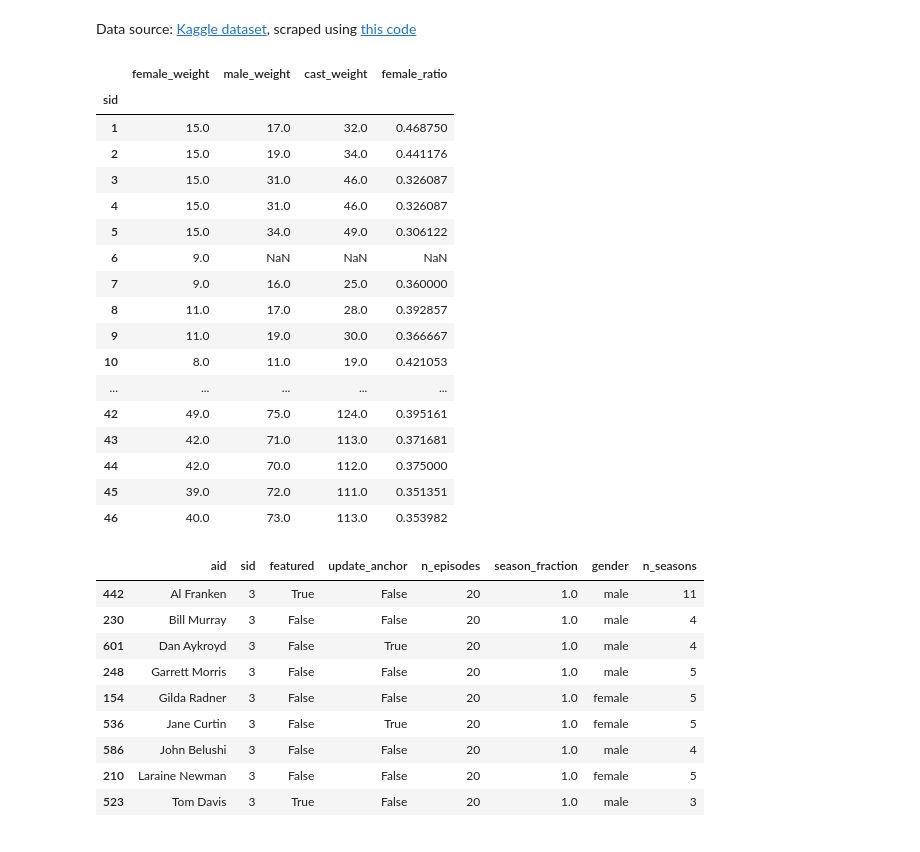
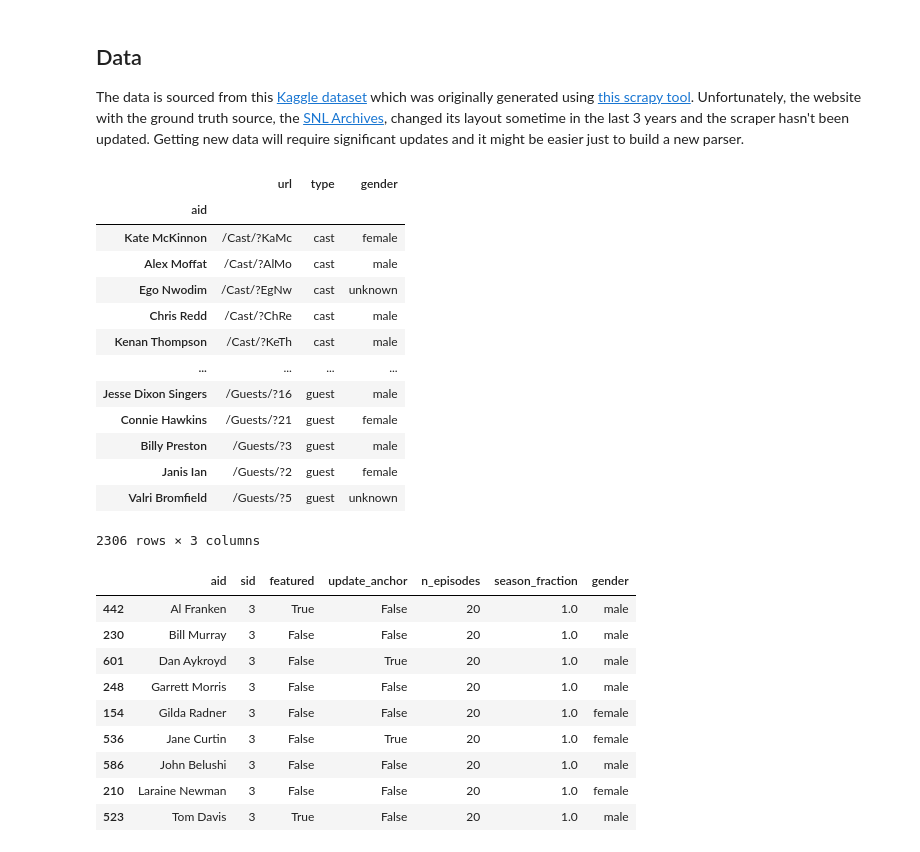
Before and after one commit to roshnik1/snl-analytics, a Jupyter notebook: explore.ipynb, the cells around one changed output. Saved outputs shown, nothing was run; the diff lists cells and outputs as text; code cells hidden in the pictures.

```diff
--- a/explore.ipynb
+++ b/explore.ipynb
@@ -11,9 +15,20 @@ import seaborn as sns
 # %%
 from typing import Tuple
 # %% [markdown]
-Data source: [Kaggle dataset](https://www.kaggle.com/datasets/hhllcks/snldb), scraped using [this code](https://github.com/hhllcks/snldb)
+## Data
+
+The data is sourced from this [Kaggle dataset](https://www.kaggle.com/datasets/hhllcks/snldb) which was originally generated using [this scrapy tool](https://github.com/hhllcks/snldb). Unfortunately, the website with the ground truth source, the [SNL Archives](http://www.snlarchives.net), changed its layout sometime in the last 3 years and the scraper hasn't been updated. Getting new data will require significant updates and it might be easier just to build a new parser.
 # %%
 class Data:
+    """
+    ## Data
+    This class handles loading the raw data and providing useful or convenient views. It makes
+    extensive use of the `@cached_property` decorator, which lazily evaluates the first time it
+    is run and then stores the value after.
+
+    Where relevant, the loaded tables are sorted and indexed.
+    """
+
     DATA_DIR = Path("data/")
 
     @cached_property
@@ -172,36 +187,32 @@ class Data:
         return df[df.sid == season]
 # %%
 data = Data()
-data.weighted_gender_counts
+data.actors
 # %% [output]
-|  | female_weight | male_weight | cast_weight | female_ratio |
-| sid |  |  |  |  |
-| 1 | 15.0 | 17.0 | 32.0 | 0.468750 |
-| 2 | 15.0 | 19.0 | 34.0 | 0.441176 |
-| 3 | 15.0 | 31.0 | 46.0 | 0.326087 |
-| 4 | 15.0 | 31.0 | 46.0 | 0.326087 |
-| 5 | 15.0 | 34.0 | 49.0 | 0.306122 |
-| 6 | 9.0 | NaN | NaN | NaN |
-| 7 | 9.0 | 16.0 | 25.0 | 0.360000 |
-| 8 | 11.0 | 17.0 | 28.0 | 0.392857 |
-| 9 | 11.0 | 19.0 | 30.0 | 0.366667 |
-| 10 | 8.0 | 11.0 | 19.0 | 0.421053 |
-| ... | ... | ... | ... | ... |
-| 42 | 49.0 | 75.0 | 124.0 | 0.395161 |
-| 43 | 42.0 | 71.0 | 113.0 | 0.371681 |
-| 44 | 42.0 | 70.0 | 112.0 | 0.375000 |
-| 45 | 39.0 | 72.0 | 111.0 | 0.351351 |
-| 46 | 40.0 | 73.0 | 113.0 | 0.353982 |
+|  | url | type | gender |
+| aid |  |  |  |
+| Kate McKinnon | /Cast/?KaMc | cast | female |
+| Alex Moffat | /Cast/?AlMo | cast | male |
+| Ego Nwodim | /Cast/?EgNw | cast | unknown |
+| Chris Redd | /Cast/?ChRe | cast | male |
+| Kenan Thompson | /Cast/?KeTh | cast | male |
+| ... | ... | ... | ... |
+| Jesse Dixon Singers | /Guests/?16 | guest | male |
+| Connie Hawkins | /Guests/?21 | guest | female |
+| Billy Preston | /Guests/?3 | guest | male |
+| Janis Ian | /Guests/?2 | guest | female |
+| Valri Bromfield | /Guests/?5 | guest | unknown |
+2306 rows × 3 columns
 # %%
-data.season_cast(3).join(data.actors_tenure.n_seasons, on="aid")
+data.season_cast(3)
 # %% [output]
-|  | aid | sid | featured | update_anchor | n_episodes | season_fraction | gender | n_seasons |
-| 442 | Al Franken | 3 | True | False | 20 | 1.0 | male | 11 |
-| 230 | Bill Murray | 3 | False | False | 20 | 1.0 | male | 4 |
-| 601 | Dan Aykroyd | 3 | False | True | 20 | 1.0 | male | 4 |
-| 248 | Garrett Morris | 3 | False | False | 20 | 1.0 | male | 5 |
-| 154 | Gilda Radner | 3 | False | False | 20 | 1.0 | female | 5 |
-| 536 | Jane Curtin | 3 | False | True | 20 | 1.0 | female | 5 |
-| 586 | John Belushi | 3 | False | False | 20 | 1.0 | male | 4 |
-| 210 | Laraine Newman | 3 | False | False | 20 | 1.0 | female | 5 |
-| 523 | Tom Davis | 3 | True | False | 20 | 1.0 | male | 3 |
+|  | aid | sid | featured | update_anchor | n_episodes | season_fraction | gender |
+| 442 | Al Franken | 3 | True | False | 20 | 1.0 | male |
+| 230 | Bill Murray | 3 | False | False | 20 | 1.0 | male |
+| 601 | Dan Aykroyd | 3 | False | True | 20 | 1.0 | male |
+| 248 | Garrett Morris | 3 | False | False | 20 | 1.0 | male |
+| 154 | Gilda Radner | 3 | False | False | 20 | 1.0 | female |
+| 536 | Jane Curtin | 3 | False | True | 20 | 1.0 | female |
+| 586 | John Belushi | 3 | False | False | 20 | 1.0 | male |
+| 210 | Laraine Newman | 3 | False | False | 20 | 1.0 | female |
+| 523 | Tom Davis | 3 | True | False | 20 | 1.0 | male |
```
Also changed, not shown: parts of 9 cells of this notebook.
